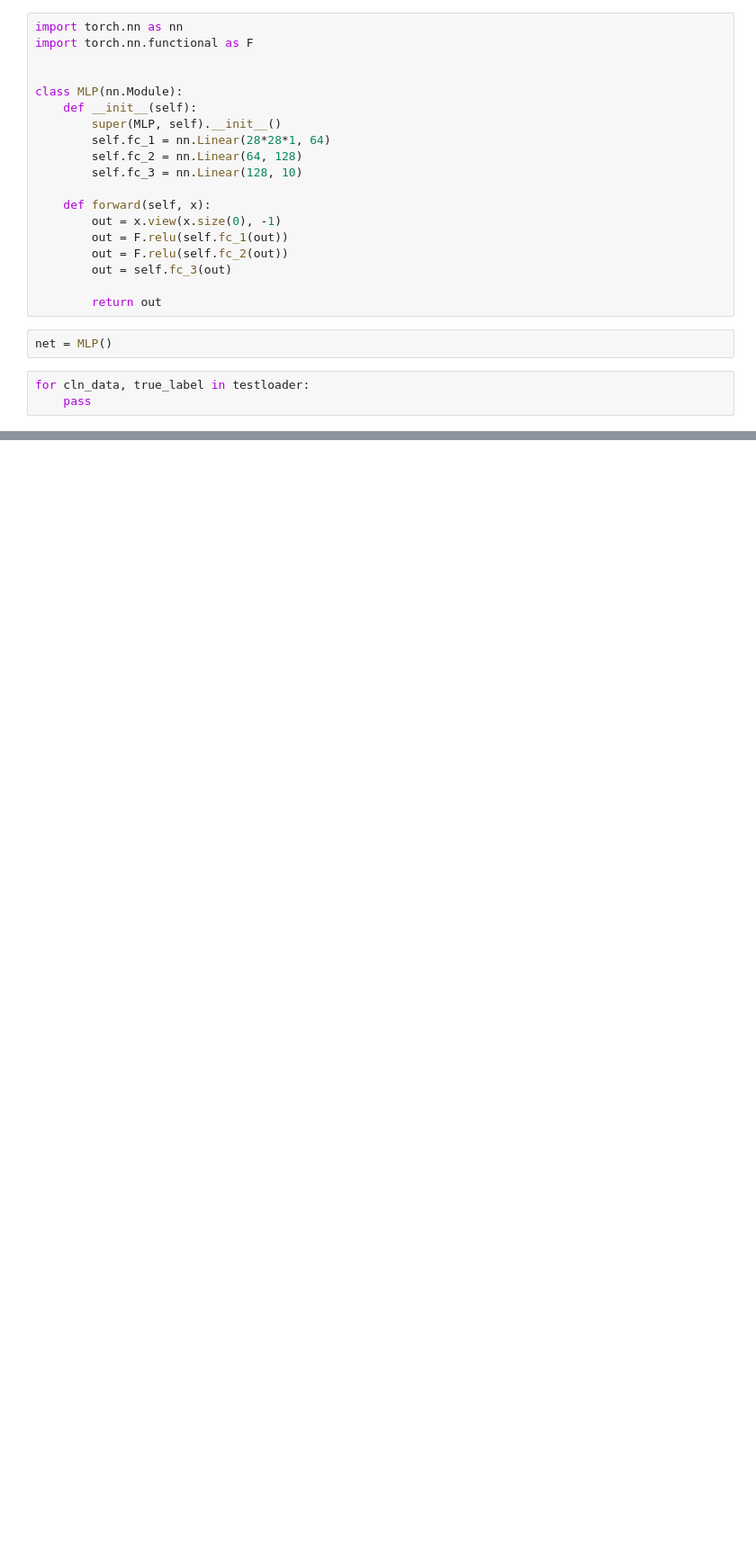
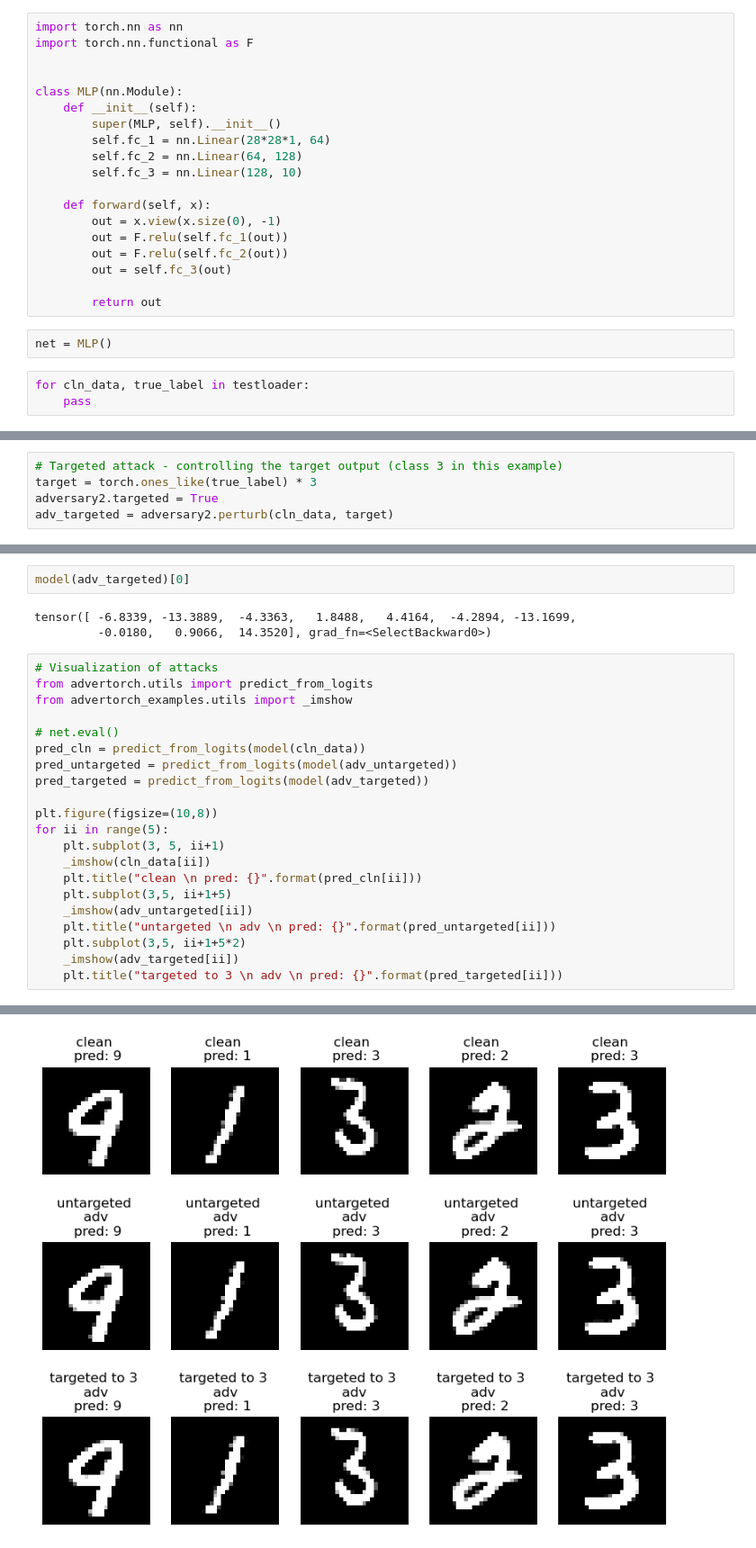
Before and after one commit to julius-lautz/model_robustness, a Jupyter notebook: src/sandbox.ipynb, the cells around one changed output, grey strips where cells are left out. Shown at 90% size. Cells and saved outputs as stored; diff of their text form; blank space fills up the shorter version.

```diff
--- a/src/sandbox.ipynb
+++ b/src/sandbox.ipynb
@@ -105,0 +135,5 @@ tensor([[[[0., 0., 0.,  ..., 0., 0., 0.],
+# %%
+# Targeted attack - controlling the target output (class 3 in this example)
+target = torch.ones_like(true_label) * 3
+adversary2.targeted = True
+adv_targeted = adversary2.perturb(cln_data, target)
@@ -105,0 +156,27 @@ tensor([[[[0., 0., 0.,  ..., 0., 0., 0.],
+# %%
+model(adv_targeted)[0]
+# %% [output]
+tensor([ -6.8339, -13.3889,  -4.3363,   1.8488,   4.4164,  -4.2894, -13.1699,
+         -0.0180,   0.9066,  14.3520], grad_fn=<SelectBackward0>)
+# %%
+# Visualization of attacks
+from advertorch.utils import predict_from_logits
+from advertorch_examples.utils import _imshow
+
+# net.eval()
+pred_cln = predict_from_logits(model(cln_data))
+pred_untargeted = predict_from_logits(model(adv_untargeted))
+pred_targeted = predict_from_logits(model(adv_targeted))
+
+plt.figure(figsize=(10,8))
+for ii in range(5):
+    plt.subplot(3, 5, ii+1)
+    _imshow(cln_data[ii])
+    plt.title("clean \n pred: {}".format(pred_cln[ii]))
+    plt.subplot(3,5, ii+1+5)
+    _imshow(adv_untargeted[ii])
+    plt.title("untargeted \n adv \n pred: {}".format(pred_untargeted[ii]))
+    plt.subplot(3,5, ii+1+5*2)
+    _imshow(adv_targeted[ii])
+    plt.title("targeted to 3 \n adv \n pred: {}".format(pred_targeted[ii]))
+# %% [output]
@@ -105,0 +188 @@ tensor([[[[0., 0., 0.,  ..., 0., 0., 0.],
+[figure, added]
```
Also changed, not shown: parts of 21 cells of this notebook, 4 other files.
